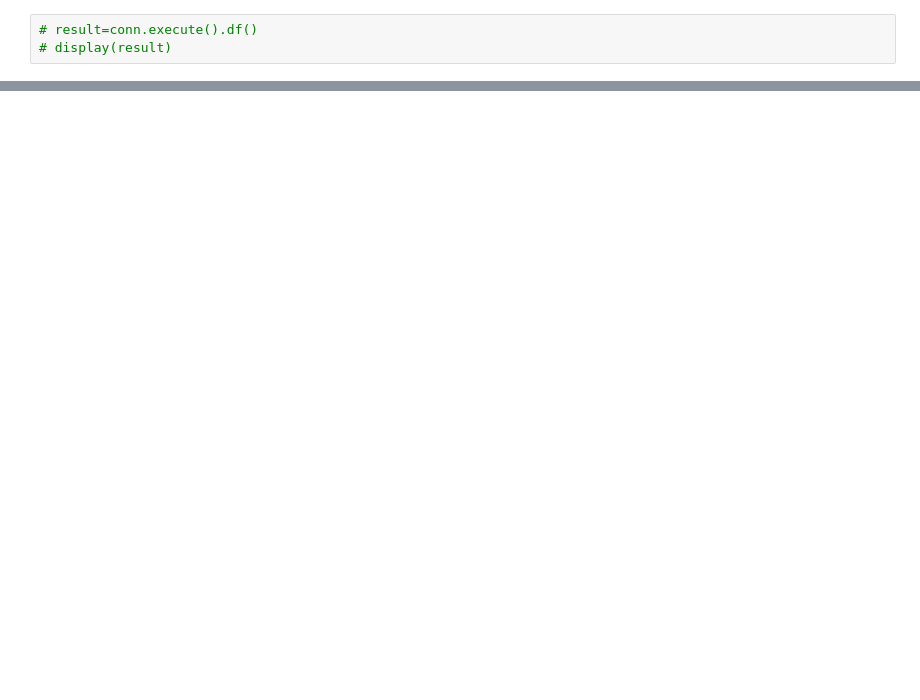
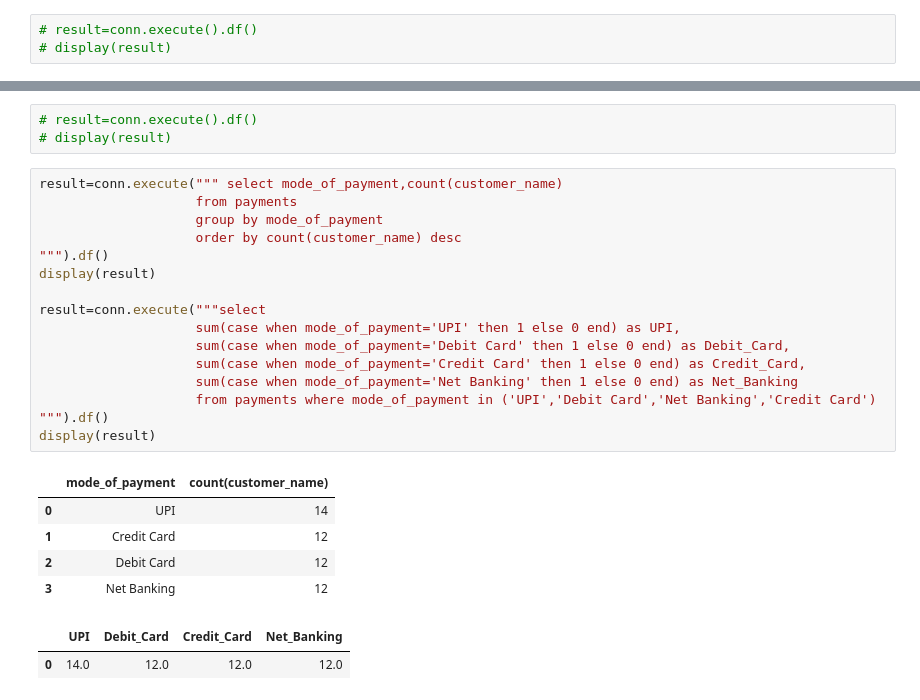
Before and after one commit to vedprakash8721/Abhishek-Data-Science-Portfolio, a Jupyter notebook: SQL/SQL PRACTICE/Revision usiing duckdb/Revision.ipynb, the cells around one changed output, grey strips where cells are left out. Saved outputs shown, nothing was run; the diff lists cells and outputs as text; blank space fills up the shorter version.

```diff
--- a/SQL/SQL PRACTICE/Revision usiing duckdb/Revision.ipynb
+++ b/SQL/SQL PRACTICE/Revision usiing duckdb/Revision.ipynb
@@ -198,0 +308,27 @@ display(result)
+# %%
+# result=conn.execute().df()
+# display(result)
+# %%
+result=conn.execute(""" select mode_of_payment,count(customer_name)
+                    from payments
+                    group by mode_of_payment
+                    order by count(customer_name) desc
+""").df()
+display(result)
+
+result=conn.execute("""select
+                    sum(case when mode_of_payment='UPI' then 1 else 0 end) as UPI,
+                    sum(case when mode_of_payment='Debit Card' then 1 else 0 end) as Debit_Card,
+                    sum(case when mode_of_payment='Credit Card' then 1 else 0 end) as Credit_Card,
+                    sum(case when mode_of_payment='Net Banking' then 1 else 0 end) as Net_Banking
+                    from payments where mode_of_payment in ('UPI','Debit Card','Net Banking','Credit Card')
+""").df()
+display(result)
+# %% [output]
+|  | mode_of_payment | count(customer_name) |
+| 0 | UPI | 14 |
+| 1 | Credit Card | 12 |
+| 2 | Debit Card | 12 |
+| 3 | Net Banking | 12 |
+|  | UPI | Debit_Card | Credit_Card | Net_Banking |
+| 0 | 14.0 | 12.0 | 12.0 | 12.0 |
```
Also changed, not shown: parts of 8 cells of this notebook.
